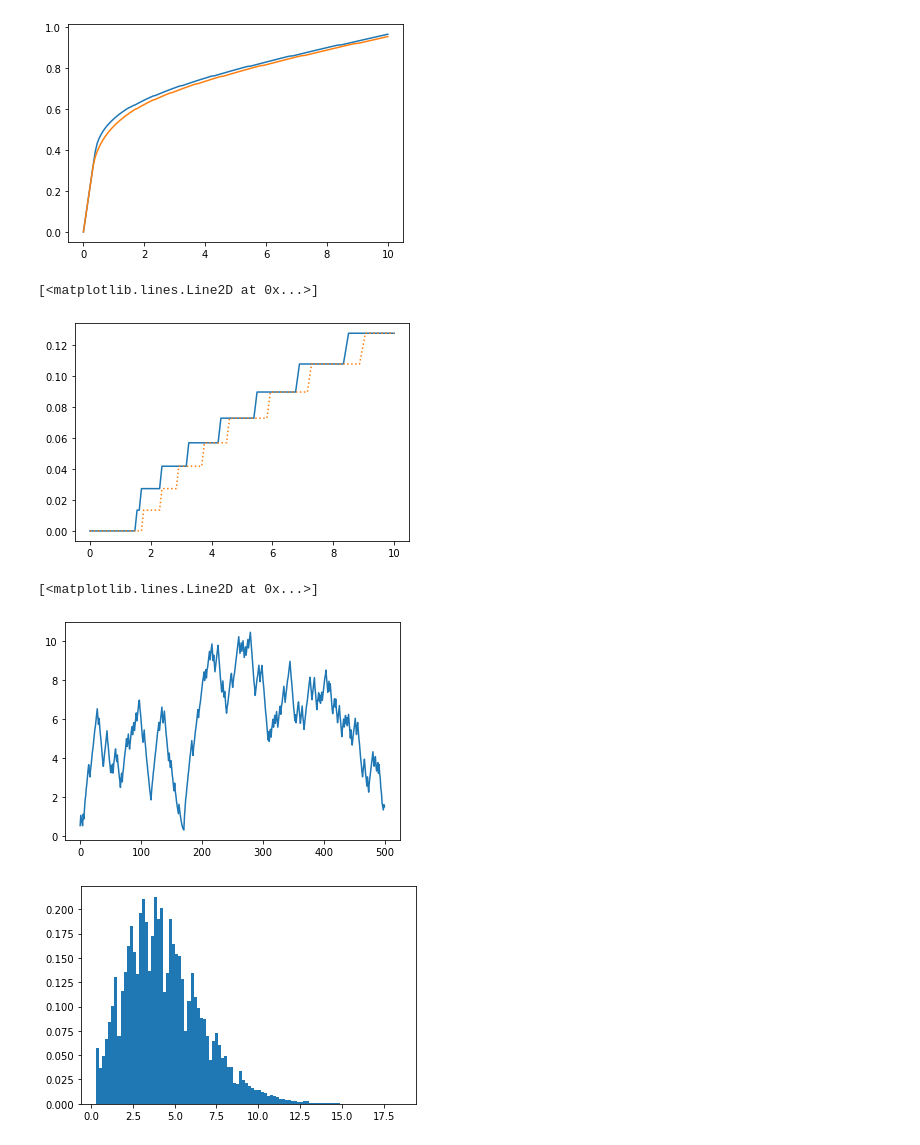
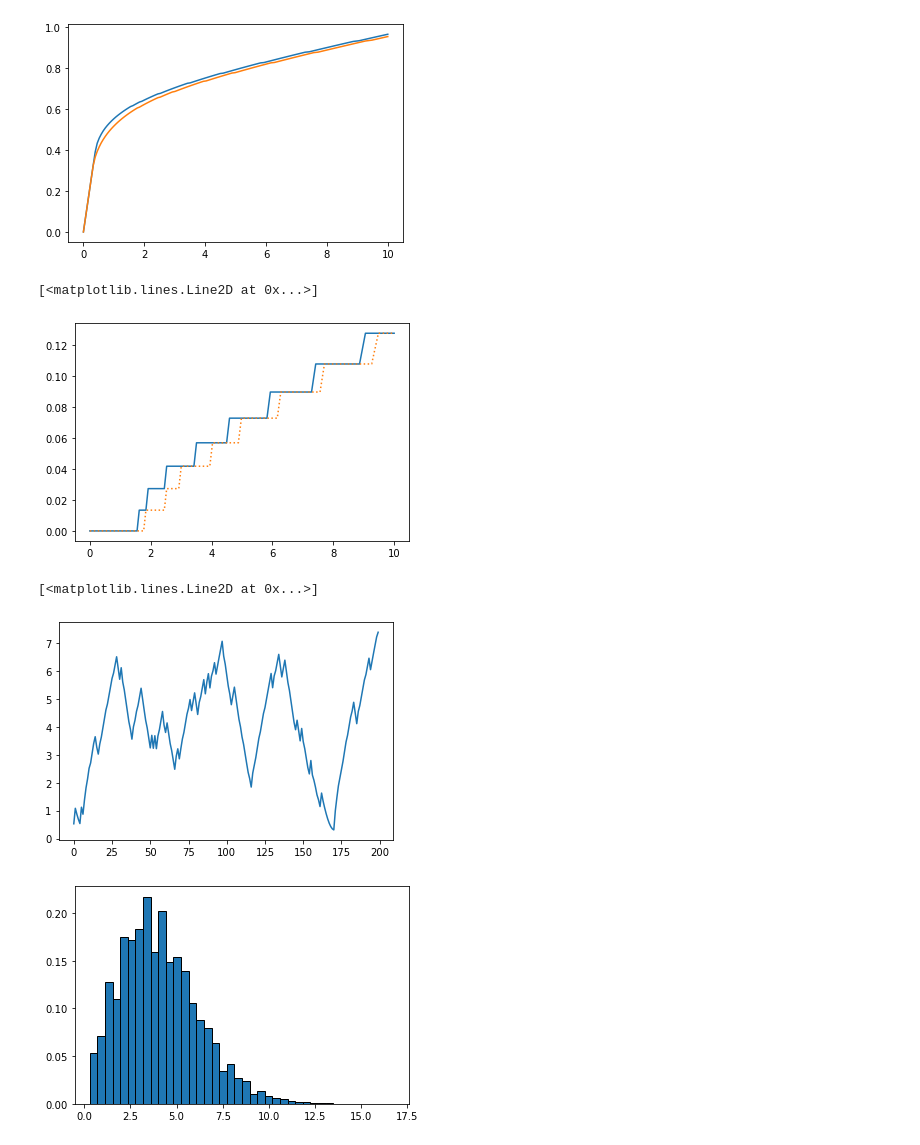
Before and after one commit to madsankern/MA_thesis, a Jupyter notebook: 00 - Illustrate.ipynb, the cells around one changed output. Drawn from its saved outputs; the diff is of its cells as text; code cells hidden in the pictures.

```diff
--- a/00 - Illustrate.ipynb
+++ b/00 - Illustrate.ipynb
@@ -23,10 +24,11 @@ nb.set_num_threads(4)
 Solve and simulate the model
 # %%
 # Set time horizon
-T = 500
+T = 200
+p = 6.2
 
 # Define the model
-model = DurableConsumptionModelClass(name='example_negm',par={'solmethod':'negm','T':T,'do_print':False})
+model = DurableConsumptionModelClass(name='example_negm',par={'solmethod':'negm','T':T, 'ph':p, 'do_print':False})
 
 # Solve and simulate
 model.precompile_numba()
@@ -72,7 +74,7 @@ plt.plot(model.par.grid_m, model.sol.d_adj[0,0,1,:], linestyle = '-')
 plt.plot(model.par.grid_m, model.sol.d_adj[0,0,0,:], linestyle = ':')
 # %% [output]
 [<matplotlib.lines.Line2D at 0x...>]
-[figure, old version]
+[figure, new version]
 # %%
 w = model.sim.m + model.par.ph*model.sim.d
 m = model.sim.m
@@ -81,10 +83,10 @@ plt.plot(m[:,100])
 # plt.scatter(range(model.par.T),model.sim.n[:,0])
 # %% [output]
 [<matplotlib.lines.Line2D at 0x...>]
-[figure, old version]
+[figure, new version]
 # %%
-plt.hist(w[400,:], bins = 100, density = True)
+plt.hist(w[99,:], bins = 40, density = True, edgecolor = 'k')
 plt.show()
 # %% [output]
-[figure, old version]
+[figure, new version]
 # %%
```
Also changed, not shown: parts of 15 cells of this notebook.
